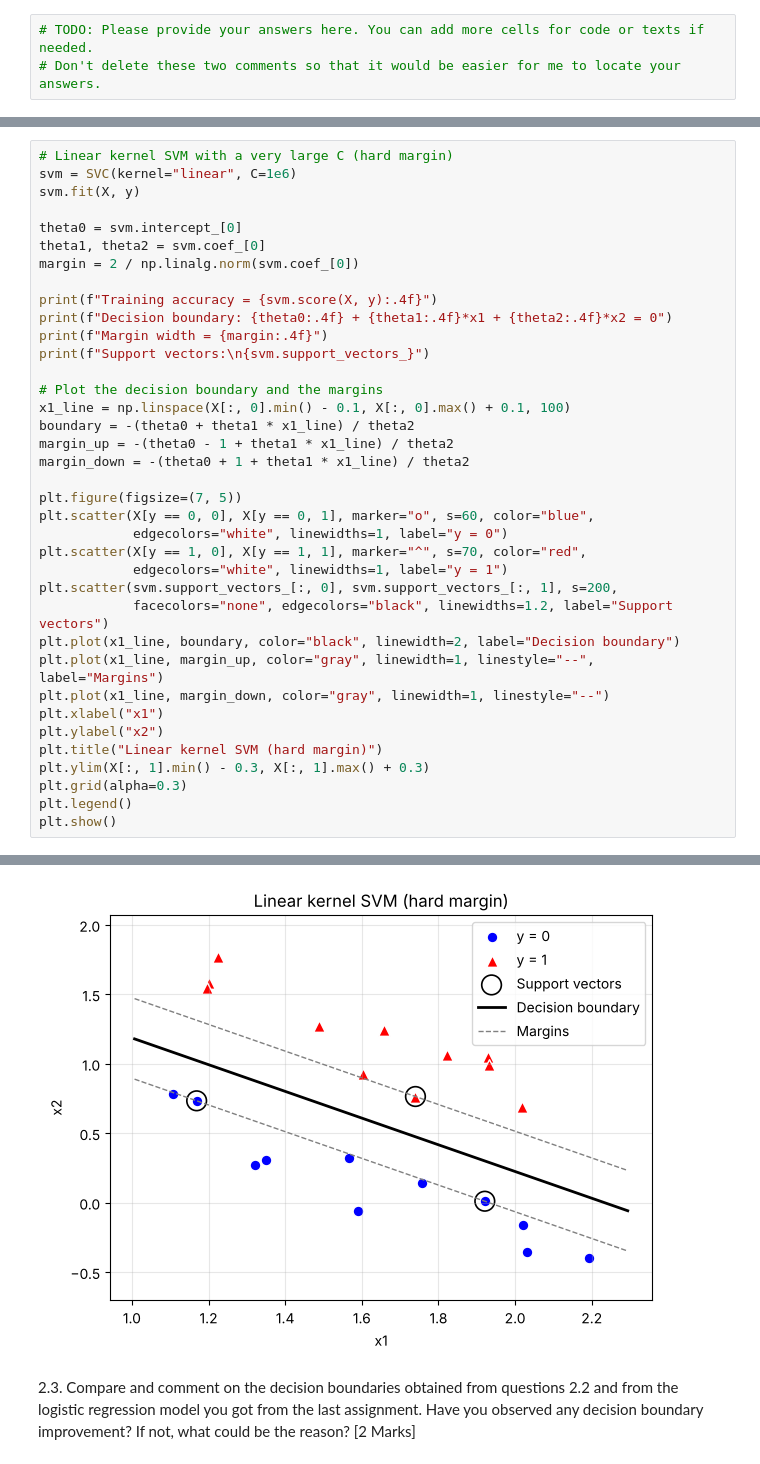
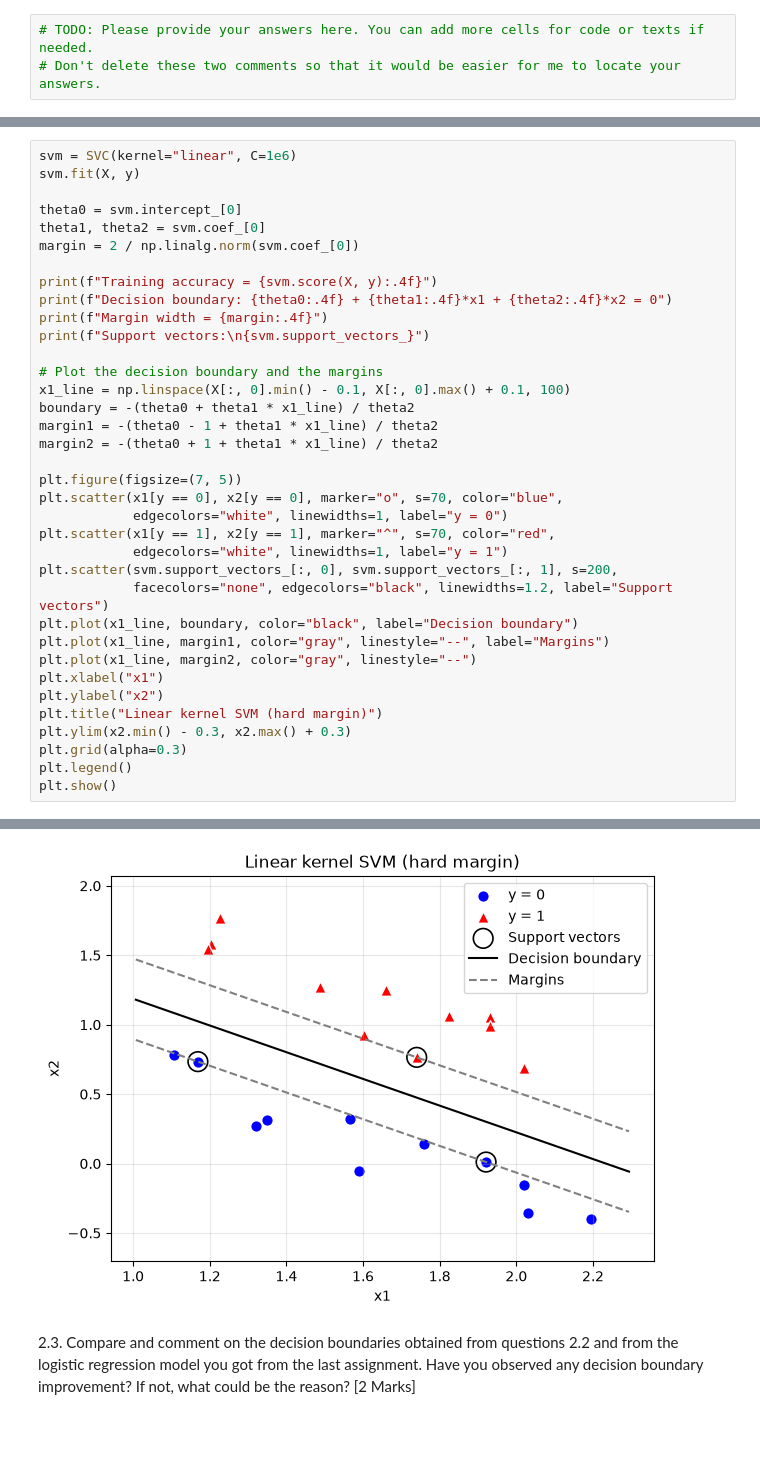
Before and after one commit to 25adiaz-apps/assignment-3-machine-learning, a Jupyter notebook: notebooks/CIVE779MachineLearningforEngineers-Assignment3.ipynb, the cells around one changed output, grey strips where cells are left out. Cells and saved outputs as stored; diff of their text form; blank space fills up the shorter version.

```diff
--- a/notebooks/CIVE779MachineLearningforEngineers-Assignment3.ipynb
+++ b/notebooks/CIVE779MachineLearningforEngineers-Assignment3.ipynb
@@ -222,5 +220,4 @@ Since the data is linearly separable, the optimal linear SVM is the one that sep
 # %%
-# Linear kernel SVM with a very large C (hard margin)
 svm = SVC(kernel="linear", C=1e6)
 svm.fit(X, y)
 
@@ -229,42 +226,42 @@ theta1, theta2 = svm.coef_[0]
 margin = 2 / np.linalg.norm(svm.coef_[0])
 
 print(f"Training accuracy = {svm.score(X, y):.4f}")
 print(f"Decision boundary: {theta0:.4f} + {theta1:.4f}*x1 + {theta2:.4f}*x2 = 0")
 print(f"Margin width = {margin:.4f}")
 print(f"Support vectors:\n{svm.support_vectors_}")
 
 # Plot the decision boundary and the margins
 x1_line = np.linspace(X[:, 0].min() - 0.1, X[:, 0].max() + 0.1, 100)
 boundary = -(theta0 + theta1 * x1_line) / theta2
-margin_up = -(theta0 - 1 + theta1 * x1_line) / theta2
-margin_down = -(theta0 + 1 + theta1 * x1_line) / theta2
+margin1 = -(theta0 - 1 + theta1 * x1_line) / theta2
+margin2 = -(theta0 + 1 + theta1 * x1_line) / theta2
 
 plt.figure(figsize=(7, 5))
-plt.scatter(X[y == 0, 0], X[y == 0, 1], marker="o", s=60, color="blue",
+plt.scatter(x1[y == 0], x2[y == 0], marker="o", s=70, color="blue",
             edgecolors="white", linewidths=1, label="y = 0")
-plt.scatter(X[y == 1, 0], X[y == 1, 1], marker="^", s=70, color="red",
+plt.scatter(x1[y == 1], x2[y == 1], marker="^", s=70, color="red",
             edgecolors="white", linewidths=1, label="y = 1")
 plt.scatter(svm.support_vectors_[:, 0], svm.support_vectors_[:, 1], s=200,
             facecolors="none", edgecolors="black", linewidths=1.2, label="Support vectors")
-plt.plot(x1_line, boundary, color="black", linewidth=2, label="Decision boundary")
-plt.plot(x1_line, margin_up, color="gray", linewidth=1, linestyle="--", label="Margins")
-plt.plot(x1_line, margin_down, color="gray", linewidth=1, linestyle="--")
+plt.plot(x1_line, boundary, color="black", label="Decision boundary")
+plt.plot(x1_line, margin1, color="gray", linestyle="--", label="Margins")
+plt.plot(x1_line, margin2, color="gray", linestyle="--")
 plt.xlabel("x1")
 plt.ylabel("x2")
 plt.title("Linear kernel SVM (hard margin)")
-plt.ylim(X[:, 1].min() - 0.3, X[:, 1].max() + 0.3)
+plt.ylim(x2.min() - 0.3, x2.max() + 0.3)
 plt.grid(alpha=0.3)
 plt.legend()
 plt.show()
 # %% [output]
 Training accuracy = 1.0000
 Decision boundary: -7.4077 + 3.3159*x1 + 3.4485*x2 = 0
 Margin width = 0.4181
 Support vectors:
 [[1.169 0.734]
  [1.921 0.011]
  [1.74  0.765]]
-[figure, old version]
+[figure, new version]
 # %% [markdown]
 2.3. Compare and comment on the decision boundaries obtained from questions 2.2 and from the logistic regression model you got from the last assignment. Have you observed any decision boundary improvement? If not, what could be the reason? [2 Marks]
 # %%
```
Also changed, not shown: parts of 5 cells of this notebook.
